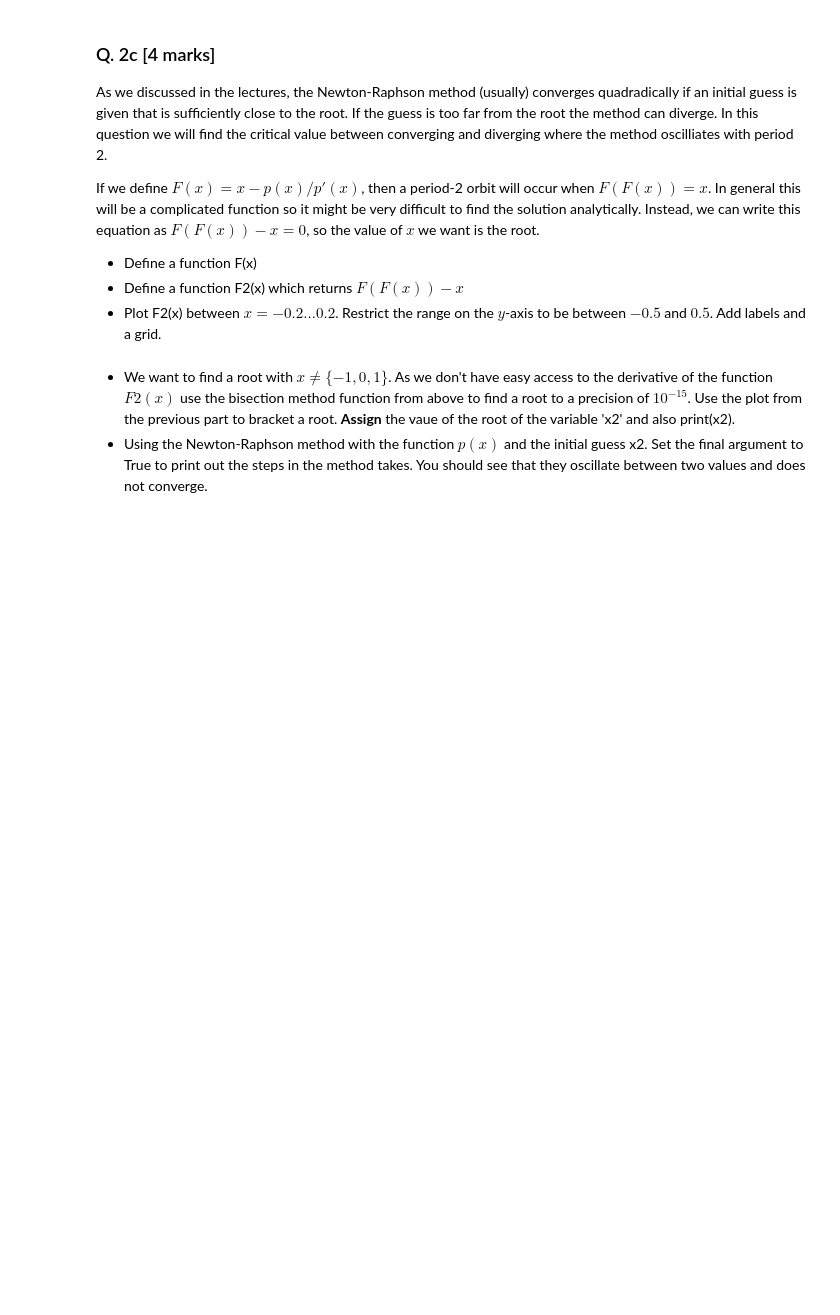
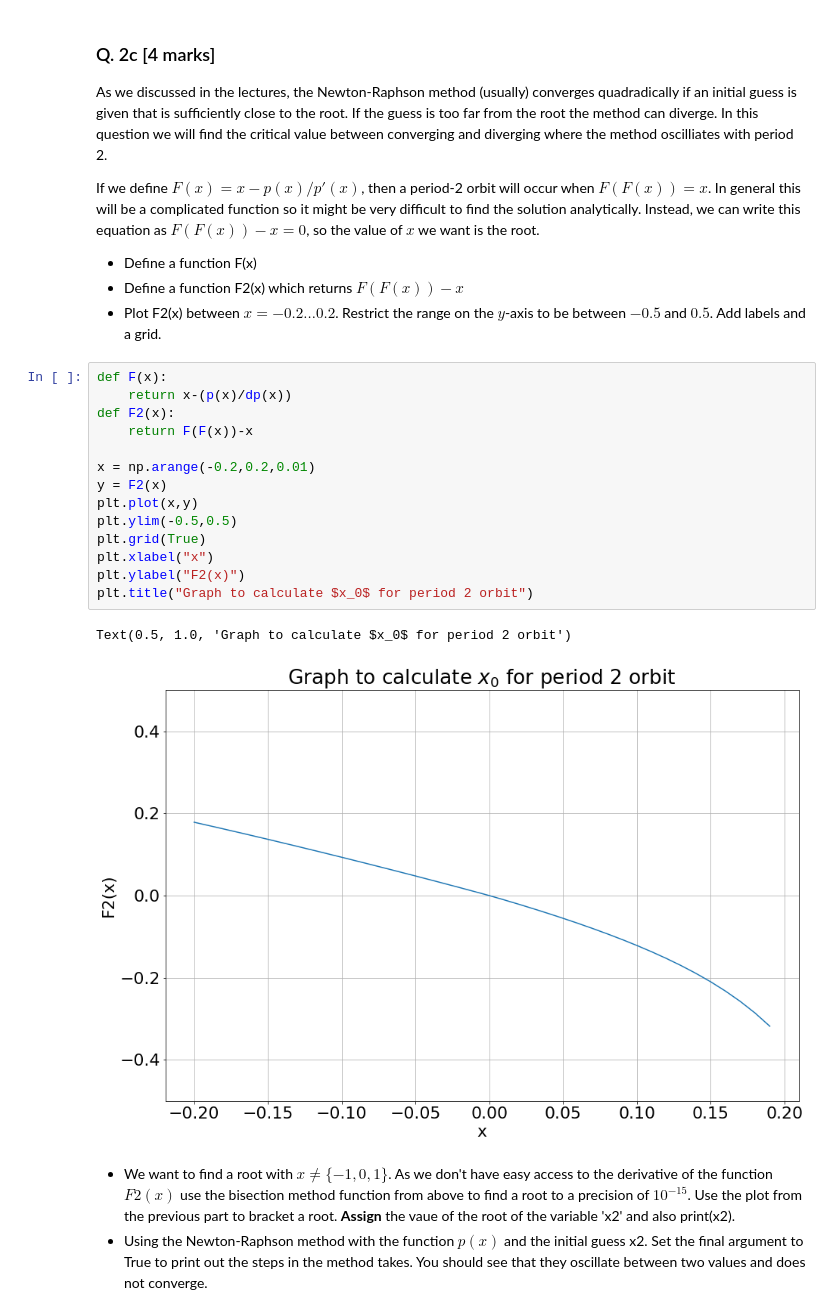
Before and after one commit to odhrandooley/ACM20030-Assignments, a Jupyter notebook: Assignment-2.ipynb, the cells around one changed output. Saved outputs shown, nothing was run; the diff lists cells and outputs as text; blank space fills up the shorter version.

```diff
--- a/Assignment-2.ipynb
+++ b/Assignment-2.ipynb
@@ -153,6 +176,23 @@ If we define $F(x) = x - p(x)/p'(x)$, then a period-2 orbit will occur when $F(F
 - Define a function F(x)
 - Define a function F2(x) which returns $F(F(x)) - x$
 - Plot F2(x) between $x=-0.2\dots0.2$. Restrict the range on the $y$-axis to be between $-0.5$ and $0.5$. Add labels and a grid.
+# %%
+def F(x):
+    return x-(p(x)/dp(x))
+def F2(x):
+    return F(F(x))-x
+
+x = np.arange(-0.2,0.2,0.01)
+y = F2(x)
+plt.plot(x,y)
+plt.ylim(-0.5,0.5)
+plt.grid(True)
+plt.xlabel("x")
+plt.ylabel("F2(x)")
+plt.title("Graph to calculate $x_0$ for period 2 orbit")
+# %% [output]
+Text(0.5, 1.0, 'Graph to calculate $x_0$ for period 2 orbit')
+[figure, added]
 # %% [markdown]
 - We want to find a root with $x \neq \{-1,0,1\}$. As we don't have easy access to the derivative of the function $F2(x)$ use the bisection method function from above to find a root to a precision of $10^{-15}$. Use the plot from the previous part to bracket a root. **Assign** the vaue of the root of the variable 'x2' and also print(x2).
 - Using the Newton-Raphson method with the function $p(x)$ and the initial guess x2. Set the final argument to True to print out the steps in the method takes. You should see that they oscillate between two values and does not converge.
```
Also changed, not shown: parts of 6 cells of this notebook.
